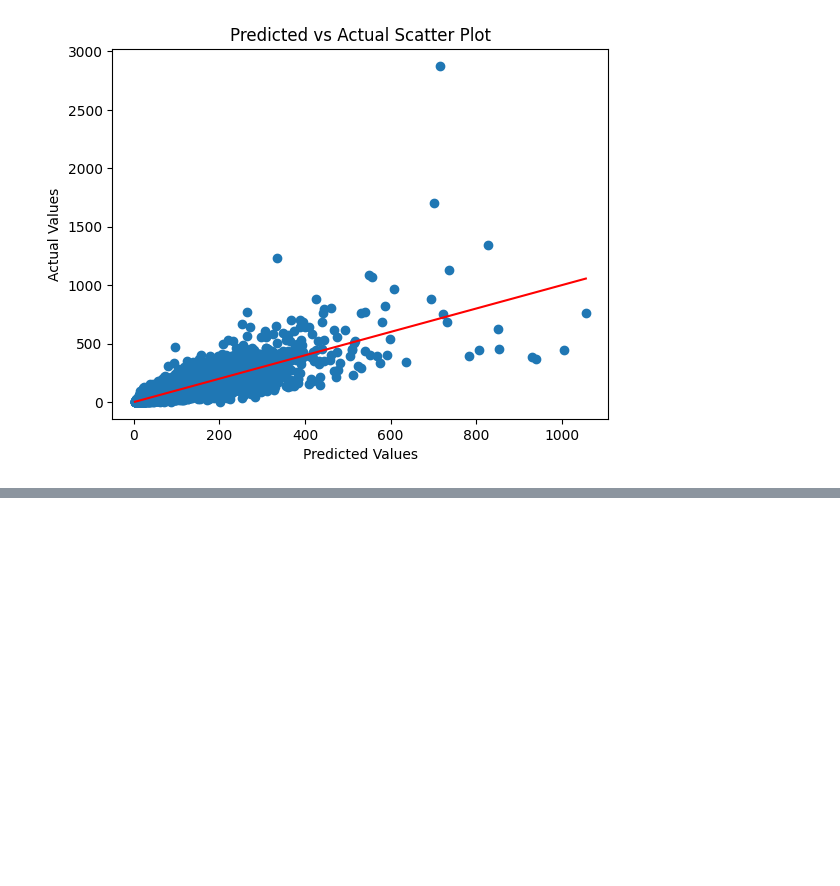
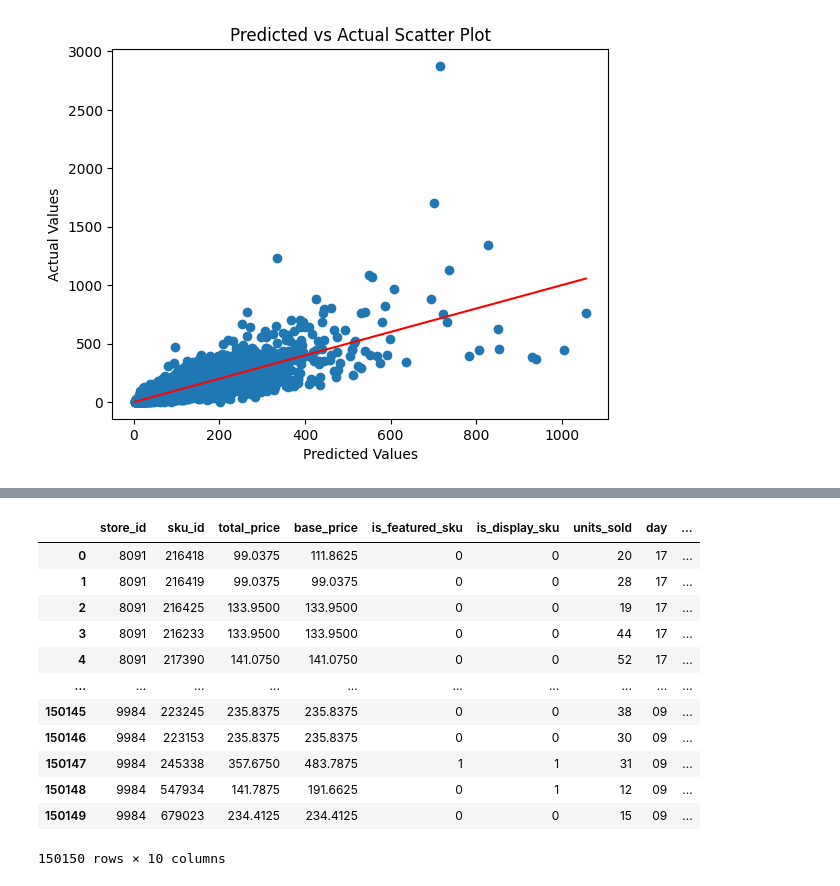
Before and after one commit to BarraHarrison/Demand-Forecasting, a Jupyter notebook: demand_forecasting.ipynb, the cells around one changed output, grey strips where cells are left out. Drawn from its saved outputs; the diff is of its cells as text; code cells hidden in the pictures; blank space fills up the shorter version.

```diff
--- a/demand_forecasting.ipynb
+++ b/demand_forecasting.ipynb
@@ -83,0 +91,16 @@ plt.show()
+# %%
+data_frame
+# %% [output]
+|  | store_id | sku_id | total_price | base_price | is_featured_sku | is_display_sku | units_sold | day | ... |
+| 0 | 8091 | 216418 | 99.0375 | 111.8625 | 0 | 0 | 20 | 17 | ... |
+| 1 | 8091 | 216419 | 99.0375 | 99.0375 | 0 | 0 | 28 | 17 | ... |
+| 2 | 8091 | 216425 | 133.9500 | 133.9500 | 0 | 0 | 19 | 17 | ... |
+| 3 | 8091 | 216233 | 133.9500 | 133.9500 | 0 | 0 | 44 | 17 | ... |
+| 4 | 8091 | 217390 | 141.0750 | 141.0750 | 0 | 0 | 52 | 17 | ... |
+| ... | ... | ... | ... | ... | ... | ... | ... | ... | ... |
+| 150145 | 9984 | 223245 | 235.8375 | 235.8375 | 0 | 0 | 38 | 09 | ... |
+| 150146 | 9984 | 223153 | 235.8375 | 235.8375 | 0 | 0 | 30 | 09 | ... |
+| 150147 | 9984 | 245338 | 357.6750 | 483.7875 | 1 | 1 | 31 | 09 | ... |
+| 150148 | 9984 | 547934 | 141.7875 | 191.6625 | 0 | 1 | 12 | 09 | ... |
+| 150149 | 9984 | 679023 | 234.4125 | 234.4125 | 0 | 0 | 15 | 09 | ... |
+150150 rows × 10 columns
```
Also changed, not shown: parts of 12 cells of this notebook.
